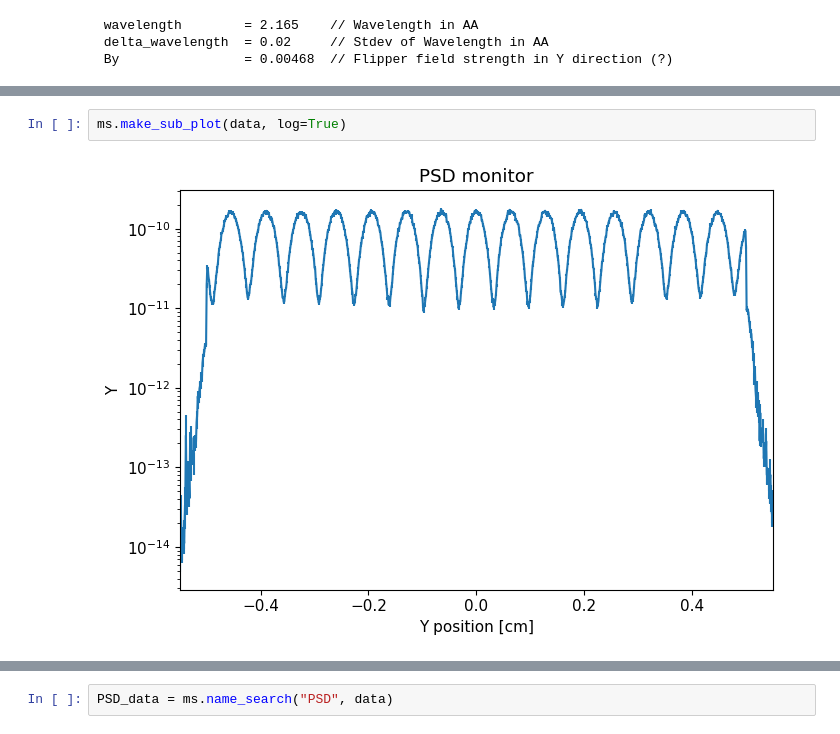
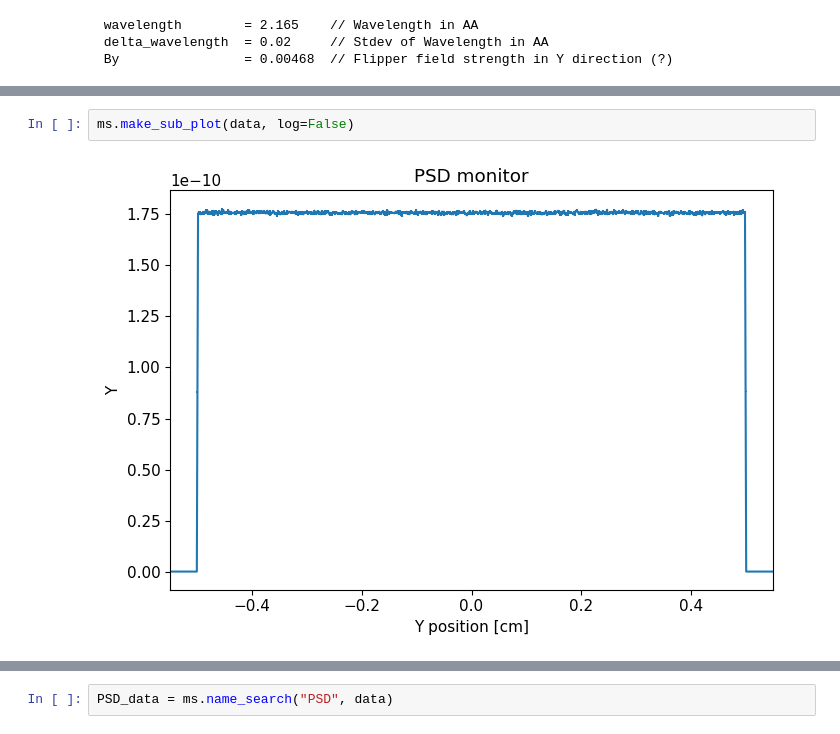
Before and after one commit to McStasMcXtrace/semsans, a Jupyter notebook: semsans.ipynb, the cells around one changed output, grey strips where cells are left out. Saved outputs shown, nothing was run; the diff lists cells and outputs as text.

```diff
--- a/semsans.ipynb
+++ b/semsans.ipynb
@@ -178,7 +163,7 @@ INFO: Placing instr file copy my_instrument.instr in dataset /home/tbvanderwoude
 # %%
-ms.make_sub_plot(data, log=True)
+ms.make_sub_plot(data, log=False)
 # %% [output]
-[figure, old version]
+[figure, new version]
 # %%
 print(data)
 # %% [output]
```
Also changed, not shown: parts of 7 cells of this notebook, 1 other file.
